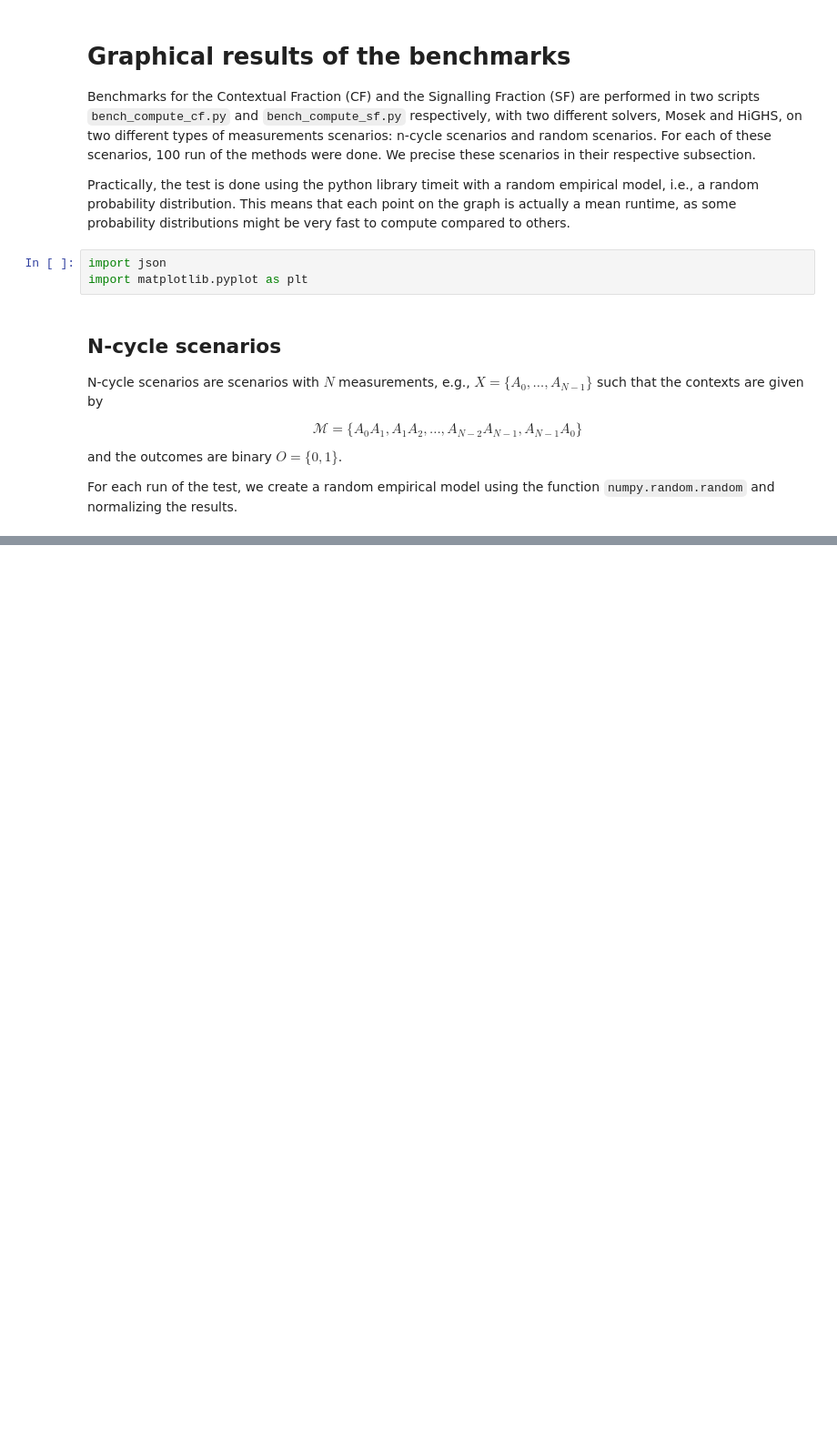
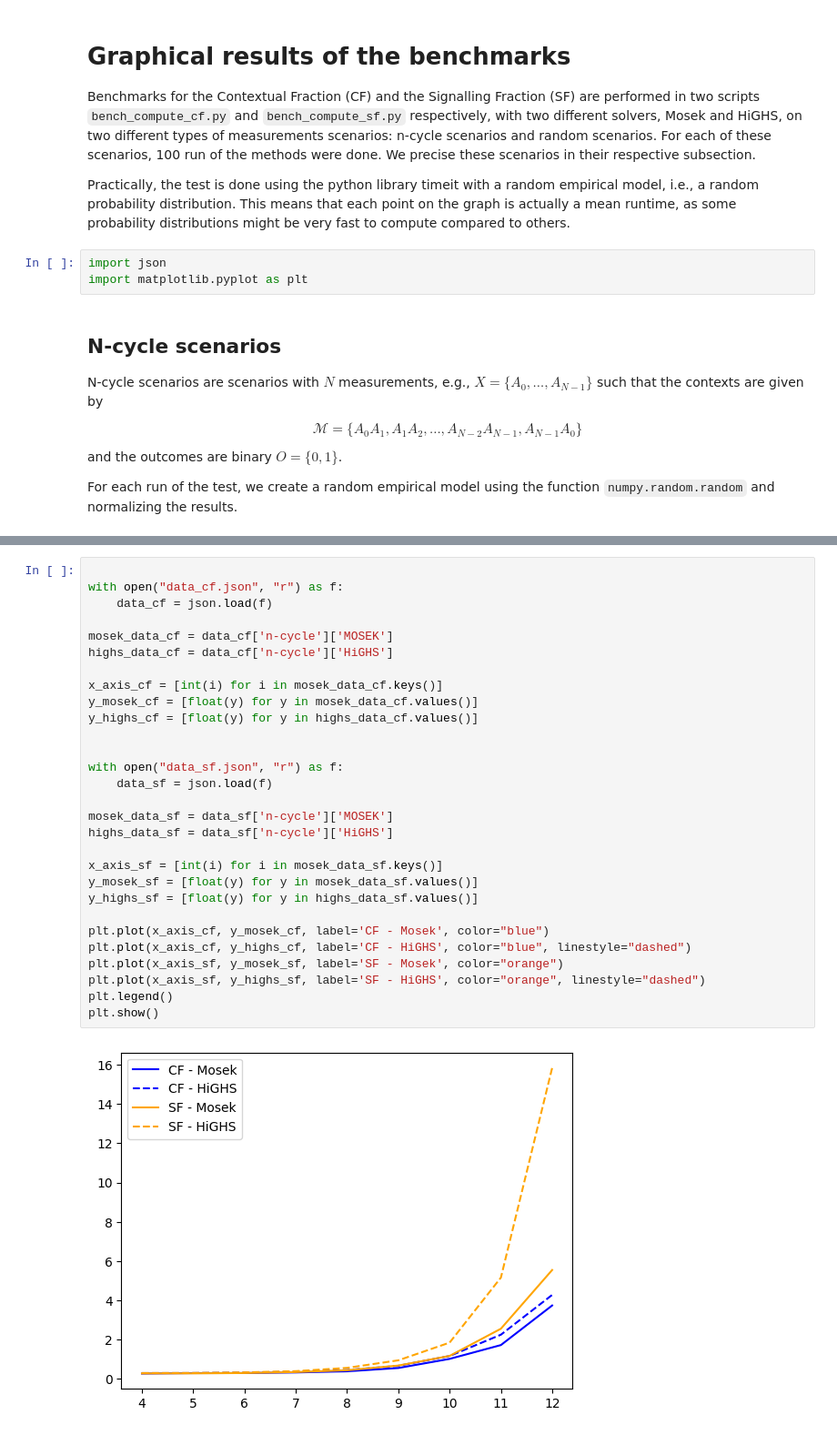
Before and after one commit to Kim-Vallee/contextuality, a Jupyter notebook: benchmarks/graphs.ipynb, the cells around one changed output, grey strips where cells are left out. Shown at 91% size. Drawn from its saved outputs; the diff is of its cells as text; blank space fills up the shorter version.

```diff
--- a/benchmarks/graphs.ipynb
+++ b/benchmarks/graphs.ipynb
@@ -72 +72,32 @@ fig.show()
+# %%
+
+with open("data_cf.json", "r") as f:
+    data_cf = json.load(f)
+
+mosek_data_cf = data_cf['n-cycle']['MOSEK']
+highs_data_cf = data_cf['n-cycle']['HiGHS']
+
+x_axis_cf = [int(i) for i in mosek_data_cf.keys()]
+y_mosek_cf = [float(y) for y in mosek_data_cf.values()]
+y_highs_cf = [float(y) for y in highs_data_cf.values()]
+
+
+with open("data_sf.json", "r") as f:
+    data_sf = json.load(f)
+
+mosek_data_sf = data_sf['n-cycle']['MOSEK']
+highs_data_sf = data_sf['n-cycle']['HiGHS']
+
+x_axis_sf = [int(i) for i in mosek_data_sf.keys()]
+y_mosek_sf = [float(y) for y in mosek_data_sf.values()]
+y_highs_sf = [float(y) for y in highs_data_sf.values()]
+
+plt.plot(x_axis_cf, y_mosek_cf, label='CF - Mosek', color="blue")
+plt.plot(x_axis_cf, y_highs_cf, label='CF - HiGHS', color="blue", linestyle="dashed")
+plt.plot(x_axis_sf, y_mosek_sf, label='SF - Mosek', color="orange")
+plt.plot(x_axis_sf, y_highs_sf, label='SF - HiGHS', color="orange", linestyle="dashed")
+plt.legend()
+plt.show()
+# %% [output]
+[figure, added]
 # %% [markdown]
```
Also changed, not shown: parts of 1 cell of this notebook, 3 other files.
